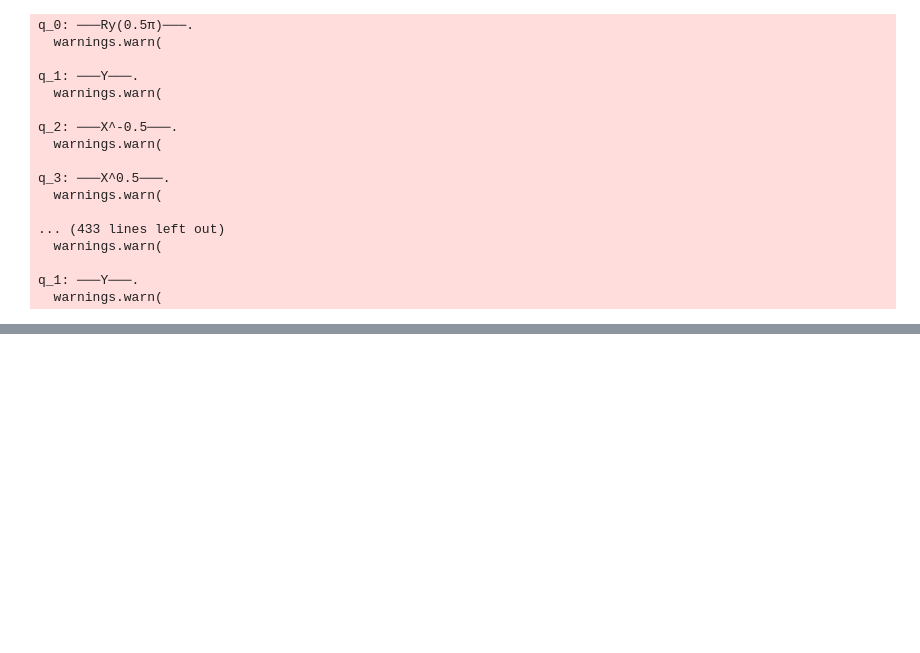
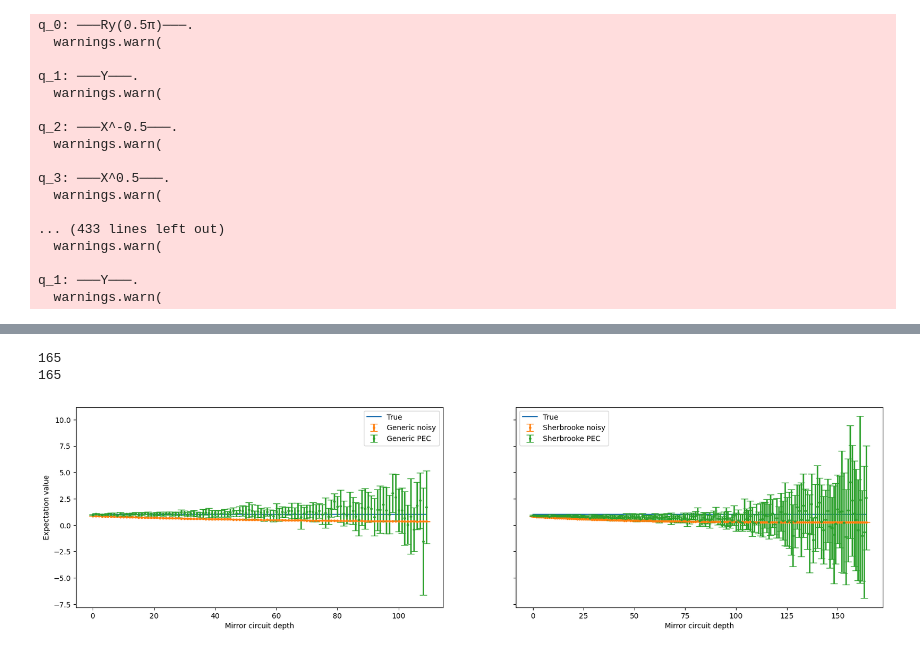
Before and after one commit to irvingatchem/EE522_25_3, a Jupyter notebook: Notebooks/DEBugTime.ipynb, the cells around one changed output, grey strips where cells are left out. Drawn from its saved outputs; the diff is of its cells as text; code cells hidden in the pictures; blank space fills up the shorter version.

Commit message:
learning how to plot lol

```diff
--- a/Notebooks/DEBugTime.ipynb
+++ b/Notebooks/DEBugTime.ipynb
@@ -305,0 +347,30 @@ q_1: ───Y───.
+# %%
+fig =plt.figure()
+gs = fig.add_gridspec(1,2, hspace=0)
+(ax1, ax2) = gs.subplots(sharey=True)
+fig.set_figwidth(20)
+fig.set_figheight(5)
+kwargs = {"capsize": 5, "lw": 2}
+
+ax1.plot(generic_depths, generic_ideal_avgs, label = "True")
+ax1.errorbar(generic_depths, generic_raw_avgs, yerr= generic_raw_stds, label = "Generic noisy", **kwargs, fmt='o', ms=2.5)
+ax1.errorbar(generic_depths, generic_pec_avgs, yerr= generic_pec_stds, label = "Generic PEC", **kwargs, fmt='o', ms=2.5)
+ax1.set_xlabel("Mirror circuit depth")
+ax1.set_ylabel("Expectation value")
+ax1.legend()
+
+print(len(sherbrooke_depths))
+print(len(sherbrooke_raw_avgs))
+
+ax2.plot(sherbrooke_depths, sherbrooke_ideal_avgs, label = "True")
+ax2.errorbar(sherbrooke_depths, sherbrooke_raw_avgs, yerr= sherbrooke_raw_stds, label = "Sherbrooke noisy", **kwargs, fmt='o', ms=2.5)
+ax2.errorbar(sherbrooke_depths, sherbrooke_pec_avgs, yerr= sherbrooke_pec_stds, label = "Sherbrooke PEC", **kwargs, fmt='o', ms=2.5)
+ax2.set_xlabel("Mirror circuit depth")
+ax2.legend()
+
+for ax in fig.get_axes():
+    ax.label_outer()
+# %% [output]
+165
+165
+[figure, added]
```
Also changed, not shown: parts of 3 cells of this notebook, 14 other files.
